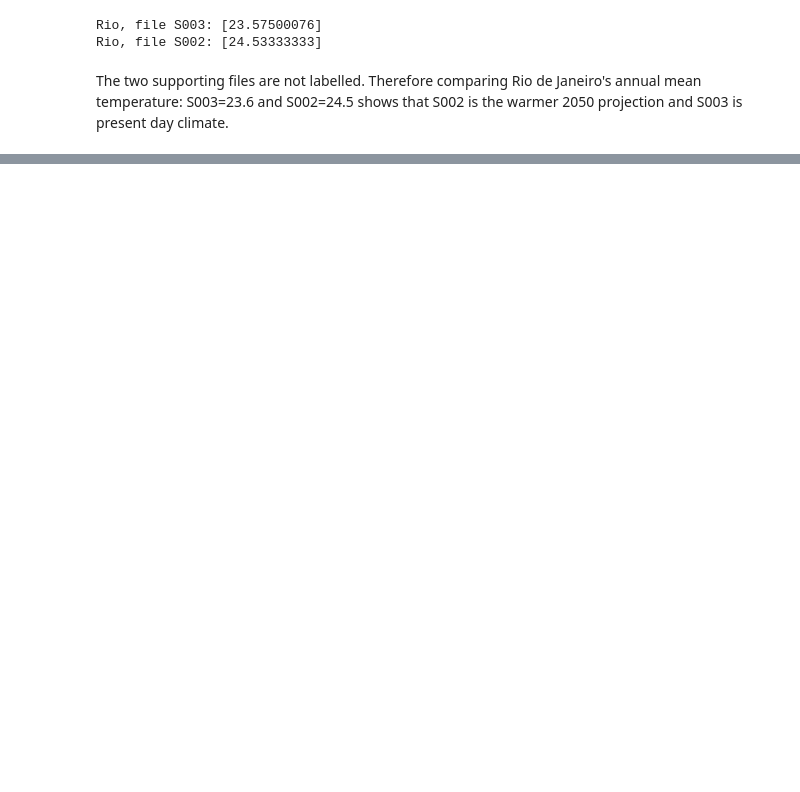
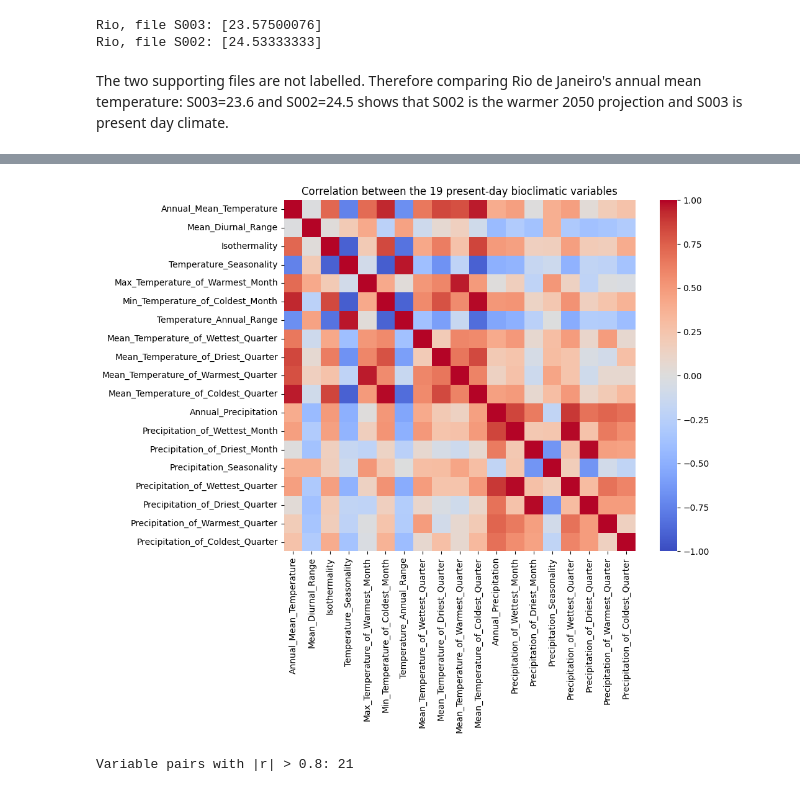
Before and after one commit to katydixonx/Understanding-Climate-Change, a Jupyter notebook: data_audit.ipynb, the cells around one changed output, grey strips where cells are left out. Drawn from its saved outputs; the diff is of its cells as text; code cells hidden in the pictures; blank space fills up the shorter version.

```diff
--- a/data_audit.ipynb
+++ b/data_audit.ipynb
@@ -41,0 +85,15 @@ Name: count, dtype: int64
+# %%
+merged = current.merge(
+    future[["system:index"] + bioclim],
+    on="system:index",
+    suffixes=("_now", "_2050")
+)
+
+now_cols = [c + "_now" for c in bioclim]
+fut_cols = [c + "_2050" for c in bioclim]
+
+complete = merged.dropna(subset=now_cols + fut_cols).copy()
+print("Cities with complete climate data in both periods:", len(complete))
+
+dropped = merged.loc[~merged.index.isin(complete.index), "NAMEASCII"]
+print(dropped.tolist())
@@ -41,0 +131,5 @@ Name: count, dtype: int64
+# %%
+complete["temp_change"] = (complete["Annual_Mean_Temperature_2050"]
+                           - complete["Annual_Mean_Temperature_now"])
+print(complete["temp_change"].describe())
+complete.loc[complete["temp_change"] < 0, ["NAMEASCII", "temp_change"]]
@@ -41,0 +149,16 @@ Name: count, dtype: int64
+# %%
+corr = complete[now_cols].corr()
+corr.index = corr.columns = bioclim
+
+fig, ax = plt.subplots(figsize=(11, 9))
+sns.heatmap(corr, cmap="coolwarm", vmin=-1, vmax=1, center=0, square=True, ax=ax)
+ax.set_title("Correlation between the 19 present-day bioclimatic variables")
+plt.tight_layout()
+plt.savefig("fig3_correlation.png", dpi=150)
+plt.show()
+
+upper = corr.abs().where(np.triu(np.ones(corr.shape), k=1).astype(bool))
+print("Variable pairs with |r| > 0.8:", (upper > 0.8).sum().sum())
+# %% [output]
+[figure, added]
+Variable pairs with |r| > 0.8: 21
```
Also changed, not shown: parts of 6 cells of this notebook.
